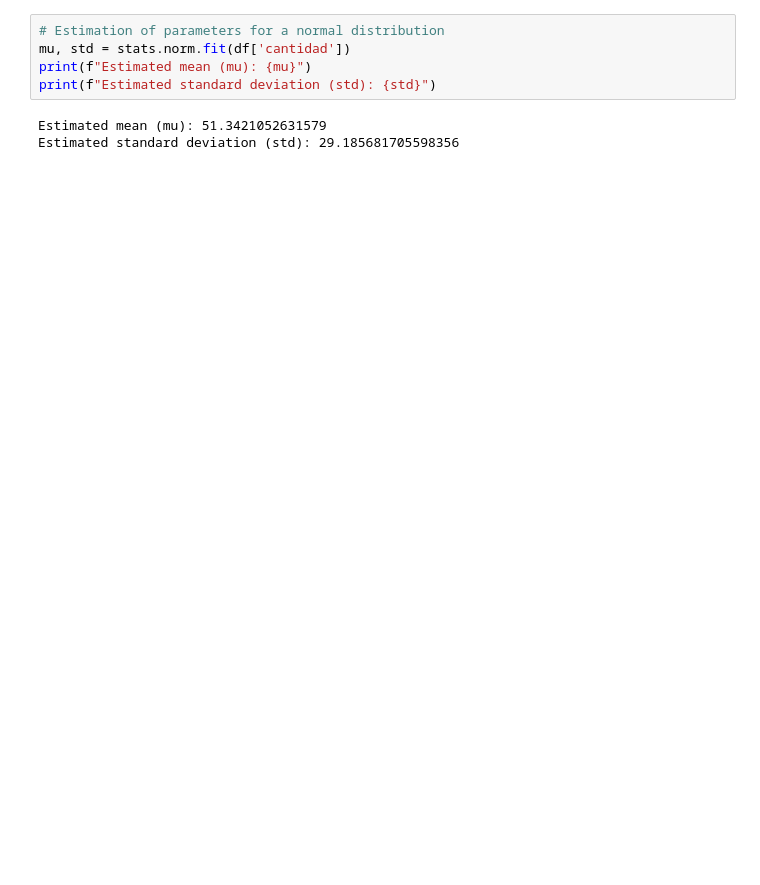
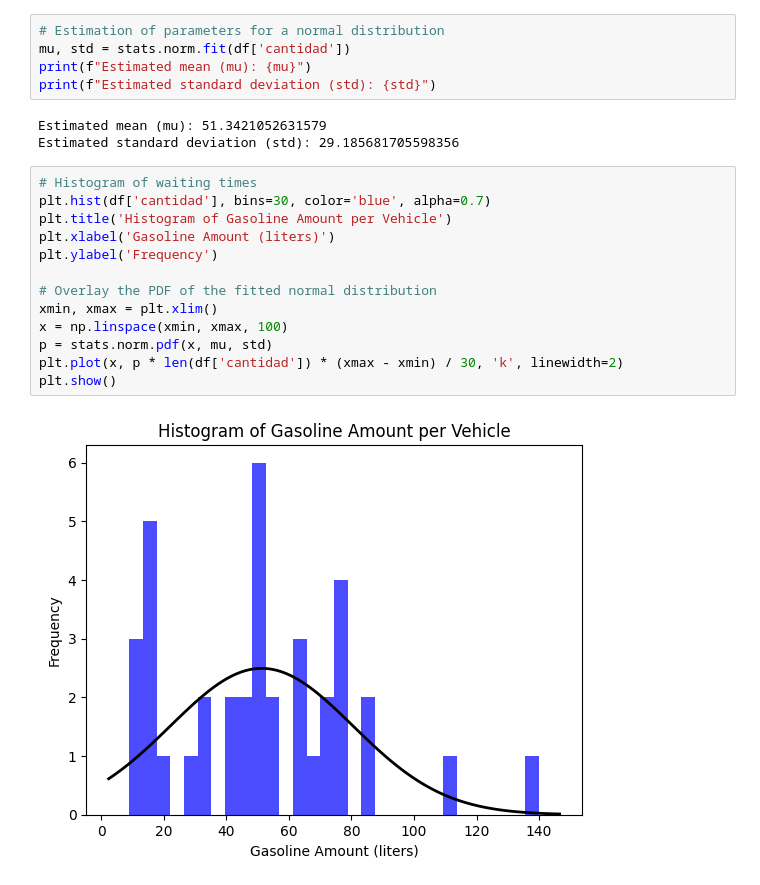
Before and after one commit to SebastianJRamirezA/gas_station_sim, a Jupyter notebook: data/data_analysis.ipynb, the cells around one changed output. Drawn from its saved outputs; the diff is of its cells as text; blank space fills up the shorter version.

```diff
--- a/data/data_analysis.ipynb
+++ b/data/data_analysis.ipynb
@@ -172,3 +184,18 @@ print(f"Estimated standard deviation (std): {std}")
 # %% [output]
 Estimated mean (mu): 51.3421052631579
 Estimated standard deviation (std): 29.185681705598356
+# %%
+# Histogram of waiting times
+plt.hist(df['cantidad'], bins=30, color='blue', alpha=0.7)
+plt.title('Histogram of Gasoline Amount per Vehicle')
+plt.xlabel('Gasoline Amount (liters)')
+plt.ylabel('Frequency')
+
+# Overlay the PDF of the fitted normal distribution
+xmin, xmax = plt.xlim()
+x = np.linspace(xmin, xmax, 100)
+p = stats.norm.pdf(x, mu, std)
+plt.plot(x, p * len(df['cantidad']) * (xmax - xmin) / 30, 'k', linewidth=2)
+plt.show()
+# %% [output]
+[figure, added]
```
Also changed, not shown: parts of 1 cell of this notebook, 1 other file.
